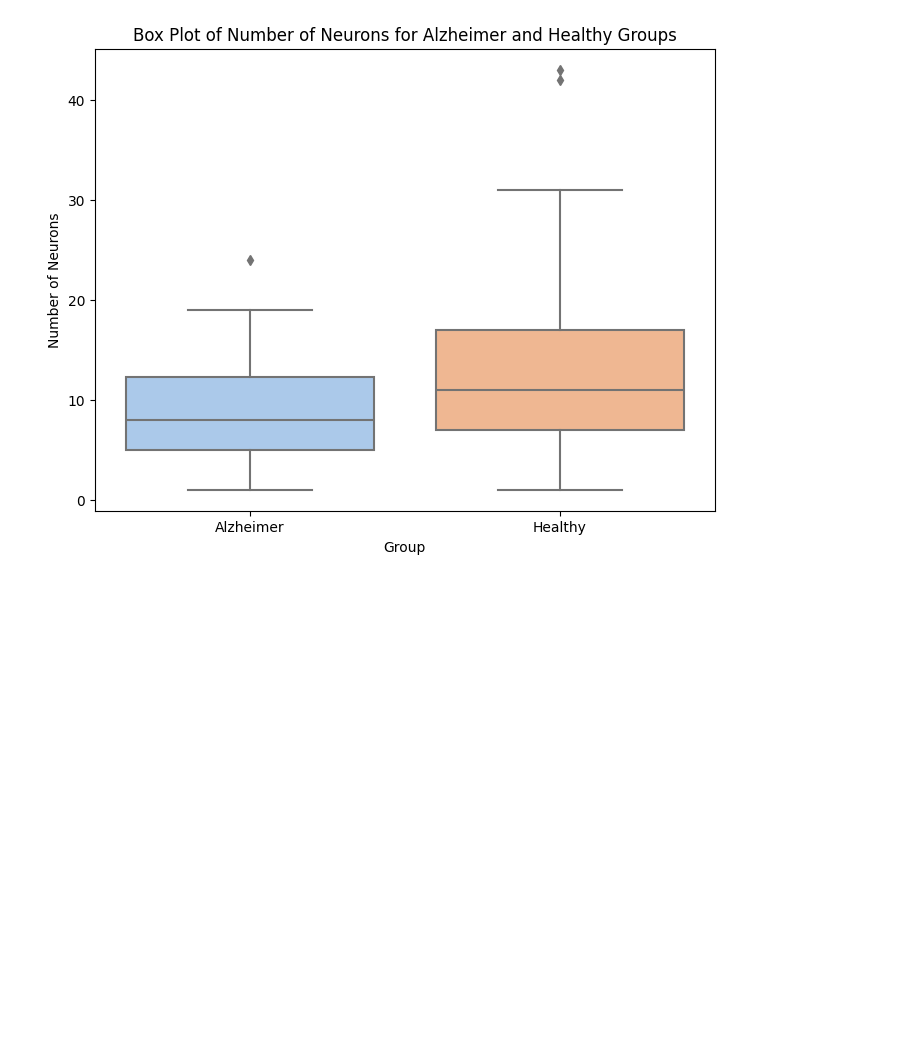
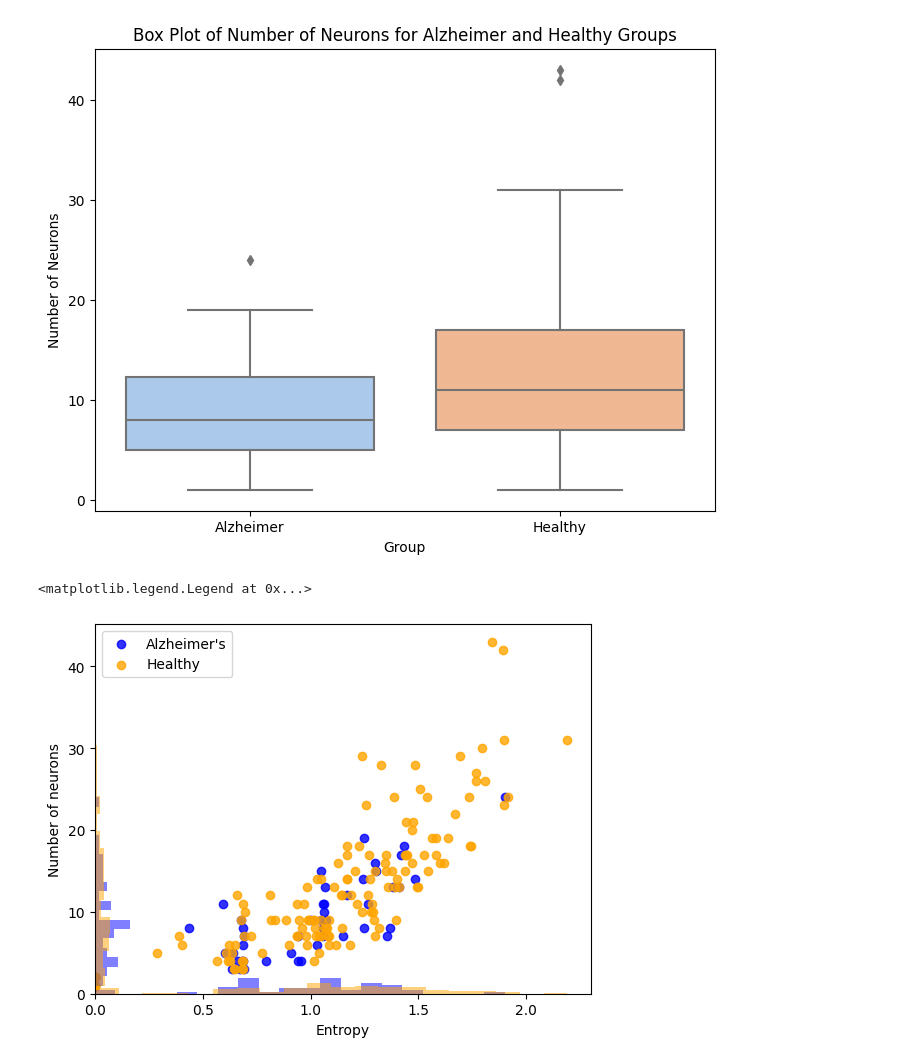
Before and after one commit to CS-433/ml-project-2-jointenergymodel, a Jupyter notebook: ExploratoryDataAnalysis.ipynb, the cells around one changed output. Saved outputs shown, nothing was run; the diff lists cells and outputs as text; code cells hidden in the pictures; blank space fills up the shorter version.

```diff
--- a/ExploratoryDataAnalysis.ipynb
+++ b/ExploratoryDataAnalysis.ipynb
@@ -117,3 +117,21 @@ plt.title('Box Plot of Number of Neurons for Alzheimer and Healthy Groups')
 plt.show()
 # %% [output]
 [figure]
+# %%
+plt.scatter(entropy_alz,nb_neurons_alz,color='blue',alpha=0.8,label="Alzheimer's")
+plt.scatter(entropy_healthy,nb_neurons_healthy,color='orange', alpha=0.8, label='Healthy')
+
+# Add histograms for class 1
+plt.hist(entropy_alz, bins=20, alpha=0.5, color='blue', density=True)
+plt.hist(nb_neurons_alz, bins=20, alpha=0.5, color='blue', density=True, orientation='horizontal')
+
+# Add histograms for class 2
+plt.hist(entropy_healthy, bins=20, alpha=0.5, color='orange', density=True)
+plt.hist(nb_neurons_healthy, bins=20, alpha=0.5, color='orange', density=True, orientation='horizontal')
+
+plt.xlabel('Entropy')
+plt.ylabel('Number of neurons')
+plt.legend()
+# %% [output]
+<matplotlib.legend.Legend at 0x...>
+[figure, added]
```
